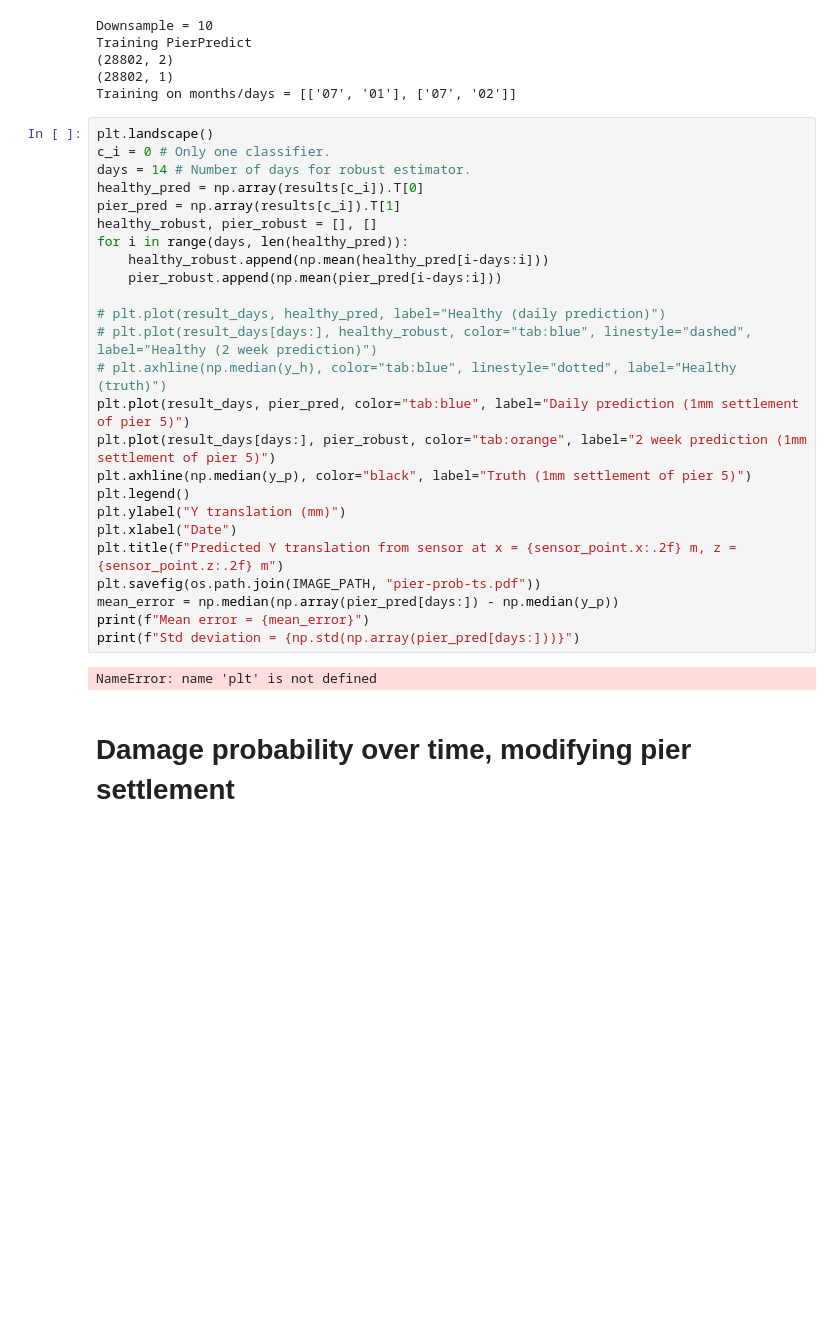
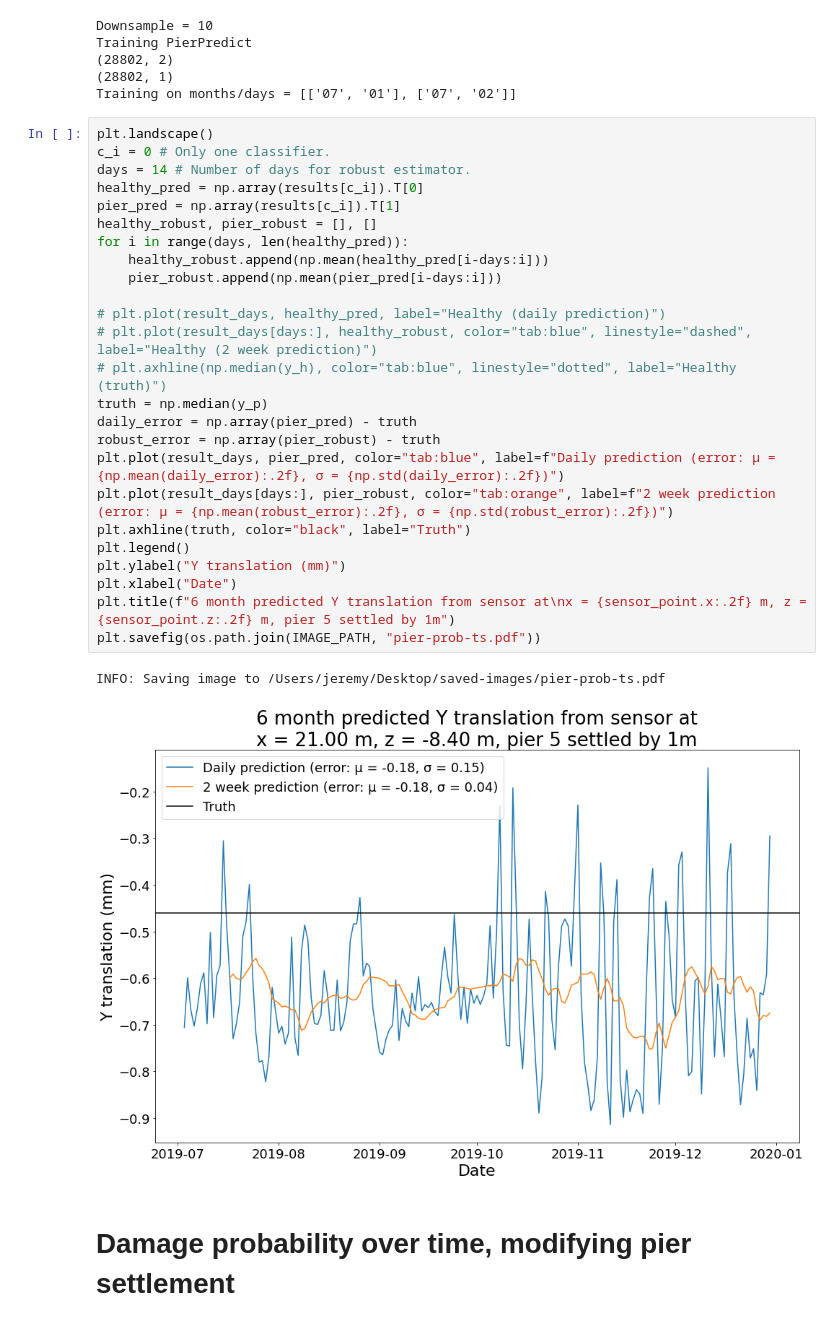
Before and after one commit to jerbaroo/bridge-sim, a Jupyter notebook: notebooks/classify.ipynb, the cells around one changed output. Saved outputs shown, nothing was run; the diff lists cells and outputs as text; blank space fills up the shorter version.

```diff
--- a/notebooks/classify.ipynb
+++ b/notebooks/classify.ipynb
@@ -1000,30 +1008,31 @@ Training on months/days = [['07', '01'], ['07', '02']]
 # %%
 plt.landscape()
 c_i = 0 # Only one classifier.
 days = 14 # Number of days for robust estimator.
 healthy_pred = np.array(results[c_i]).T[0]
 pier_pred = np.array(results[c_i]).T[1]
 healthy_robust, pier_robust = [], []
 for i in range(days, len(healthy_pred)):
     healthy_robust.append(np.mean(healthy_pred[i-days:i]))
     pier_robust.append(np.mean(pier_pred[i-days:i]))
 
 # plt.plot(result_days, healthy_pred, label="Healthy (daily prediction)")
 # plt.plot(result_days[days:], healthy_robust, color="tab:blue", linestyle="dashed", label="Healthy (2 week prediction)")
 # plt.axhline(np.median(y_h), color="tab:blue", linestyle="dotted", label="Healthy (truth)")
-plt.plot(result_days, pier_pred, color="tab:blue", label="Daily prediction (1mm settlement of pier 5)")
-plt.plot(result_days[days:], pier_robust, color="tab:orange", label="2 week prediction (1mm settlement of pier 5)")
-plt.axhline(np.median(y_p), color="black", label="Truth (1mm settlement of pier 5)")
+truth = np.median(y_p)
+daily_error = np.array(pier_pred) - truth
+robust_error = np.array(pier_robust) - truth
+plt.plot(result_days, pier_pred, color="tab:blue", label=f"Daily prediction (error: μ = {np.mean(daily_error):.2f}, σ = {np.std(daily_error):.2f})")
+plt.plot(result_days[days:], pier_robust, color="tab:orange", label=f"2 week prediction (error: μ = {np.mean(robust_error):.2f}, σ = {np.std(robust_error):.2f})")
+plt.axhline(truth, color="black", label="Truth")
 plt.legend()
 plt.ylabel("Y translation (mm)")
 plt.xlabel("Date")
-plt.title(f"Predicted Y translation from sensor at x = {sensor_point.x:.2f} m, z = {sensor_point.z:.2f} m")
+plt.title(f"6 month predicted Y translation from sensor at\nx = {sensor_point.x:.2f} m, z = {sensor_point.z:.2f} m, pier 5 settled by 1m")
 plt.savefig(os.path.join(IMAGE_PATH, "pier-prob-ts.pdf"))
-mean_error = np.median(np.array(pier_pred[days:]) - np.median(y_p))
-print(f"Mean error = {mean_error}")
-print(f"Std deviation = {np.std(np.array(pier_pred[days:]))}")
 # %% [output]
-NameError: name 'plt' is not defined
+INFO: Saving image to /Users/jeremy/Desktop/saved-images/pier-prob-ts.pdf
+[figure, added]
 # %% [markdown]
 # Damage probability over time, modifying pier settlement
 # %%
```
Also changed, not shown: parts of 6 cells of this notebook.
